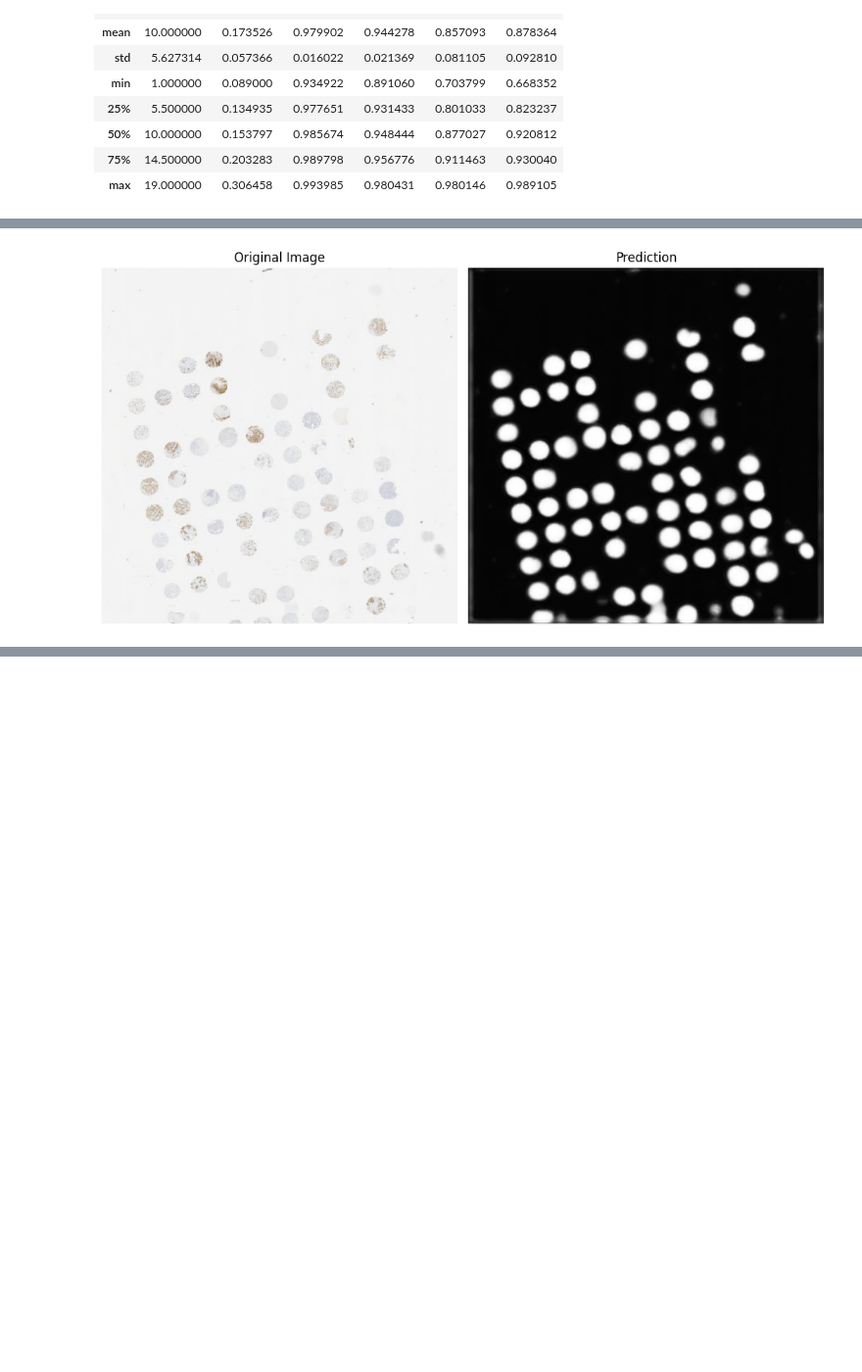
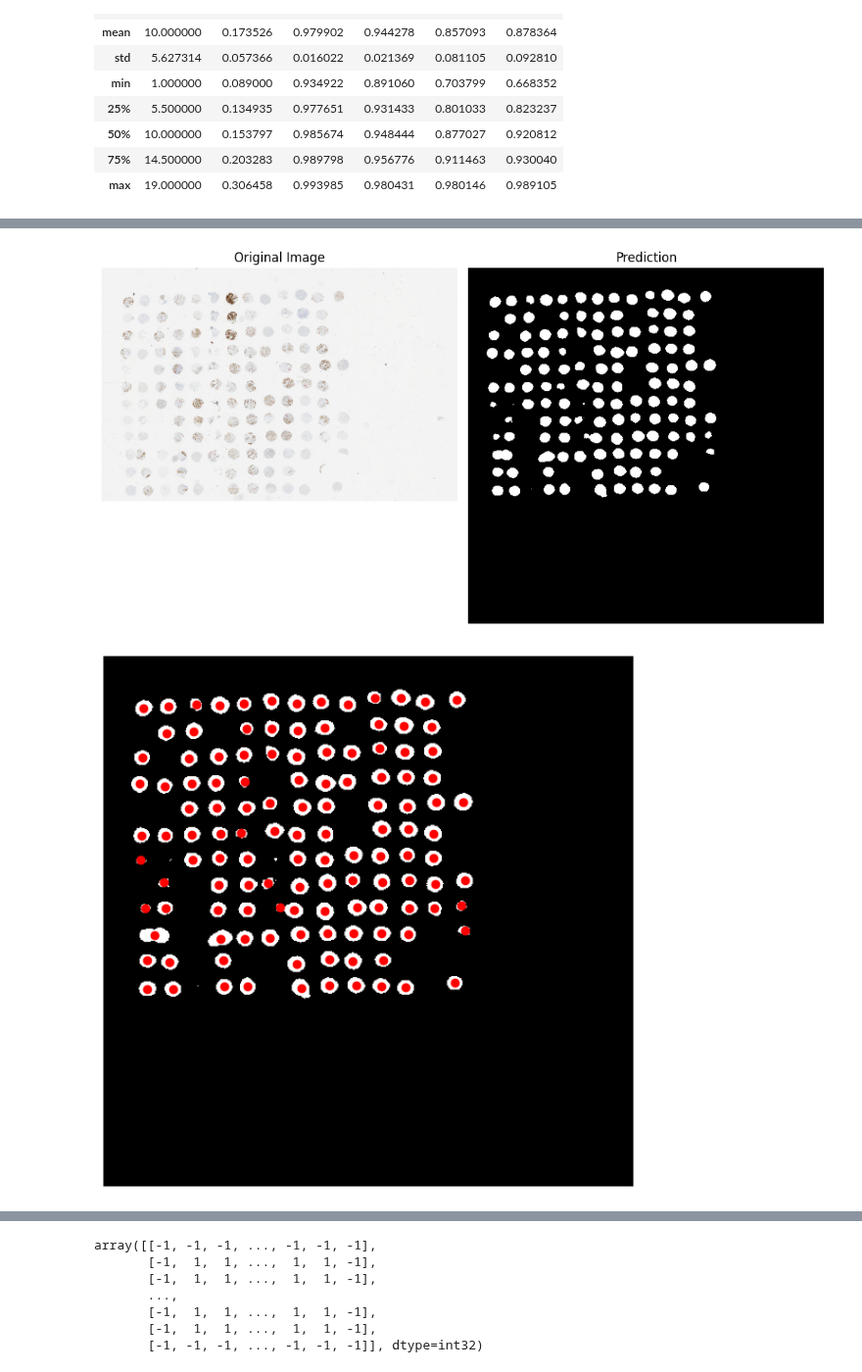
Before and after one commit to aaronge-2020/Microarray-Dearraying, a Jupyter notebook: SegmentationMobileNet.ipynb, the cells around one changed output, grey strips where cells are left out. Shown at 98% size. Drawn from its saved outputs; the diff is of its cells as text; code cells hidden in the pictures; blank space fills up the shorter version.

```diff
--- a/SegmentationMobileNet.ipynb
+++ b/SegmentationMobileNet.ipynb
@@ -446,9 +616,9 @@ results.describe()
 # %%
 import matplotlib.pyplot as plt
-def plot_predictions_for_fold(model, fold_index, test_images, test_masks):
+def plot_predictions_for_fold(model, fold_index, test_images, test_masks, threshold = 0.975):
     # Make predictions on the test set
     predictions = model.predict(test_images)
-
+    predictions = predictions > threshold
     # Plot the original images and their corresponding predictions
     fig, axes = plt.subplots(len(test_images), 2, figsize=(10, 10))
     for i, (image, mask, prediction) in enumerate(zip(test_images, test_masks, predictions)):
@@ -463,11 +633,13 @@ def plot_predictions_for_fold(model, fold_index, test_images, test_masks):
     plt.tight_layout()
     plt.show()
 
+    return predictions
+
 # Assuming the create_loocv_folds function returns a list of folds
 folds = create_loocv_folds(original_image_files, augmented_image_dir)
 
 # Assuming the 10th fold is at index 9
-fold_index = 12
+fold_index = 5
 
 # Assuming the 10th fold contains test images and masks
 test_images = folds[fold_index][1]
@@ -477,6 +649,13 @@ test_image, test_mask = load_images_and_labels(test_images, original_label_dir,
 # Assuming the 10th fold model is stored in a variable called "model_10"
 model_10 = tf.keras.models.load_model("pixel_core_fold_10.hdf5", custom_objects={'loss': weighted_binary_crossentropy(zero_weight=1, one_weight=1)})
 
+
 # Plot the predictions for the 10th fold
-plot_predictions_for_fold(model_10, fold_index, test_image, test_masks)
+results = np.squeeze(plot_predictions_for_fold(model_10, fold_index, test_image, test_masks, 0.92))
+
+object_detection_results = watershed_segmentation_properties(results,3, 1000, 0.3)
+visualize_detection_results(results, object_detection_results)
+
+
+visualize_watershed_steps(results)
 # %% [output]
@@ -484 +663,2 @@ plot_predictions_for_fold(model_10, fold_index, test_image, test_masks)
-[figure, old version]
+[figure, new version]
+[figure, added]
@@ -484,0 +666,7 @@ plot_predictions_for_fold(model_10, fold_index, test_image, test_masks)
+array([[-1, -1, -1, ..., -1, -1, -1],
+       [-1,  1,  1, ...,  1,  1, -1],
+       [-1,  1,  1, ...,  1,  1, -1],
+       ...,
+       [-1,  1,  1, ...,  1,  1, -1],
+       [-1,  1,  1, ...,  1,  1, -1],
+       [-1, -1, -1, ..., -1, -1, -1]], dtype=int32)
```
Also changed, not shown: parts of 5 cells of this notebook, 24 other files.
